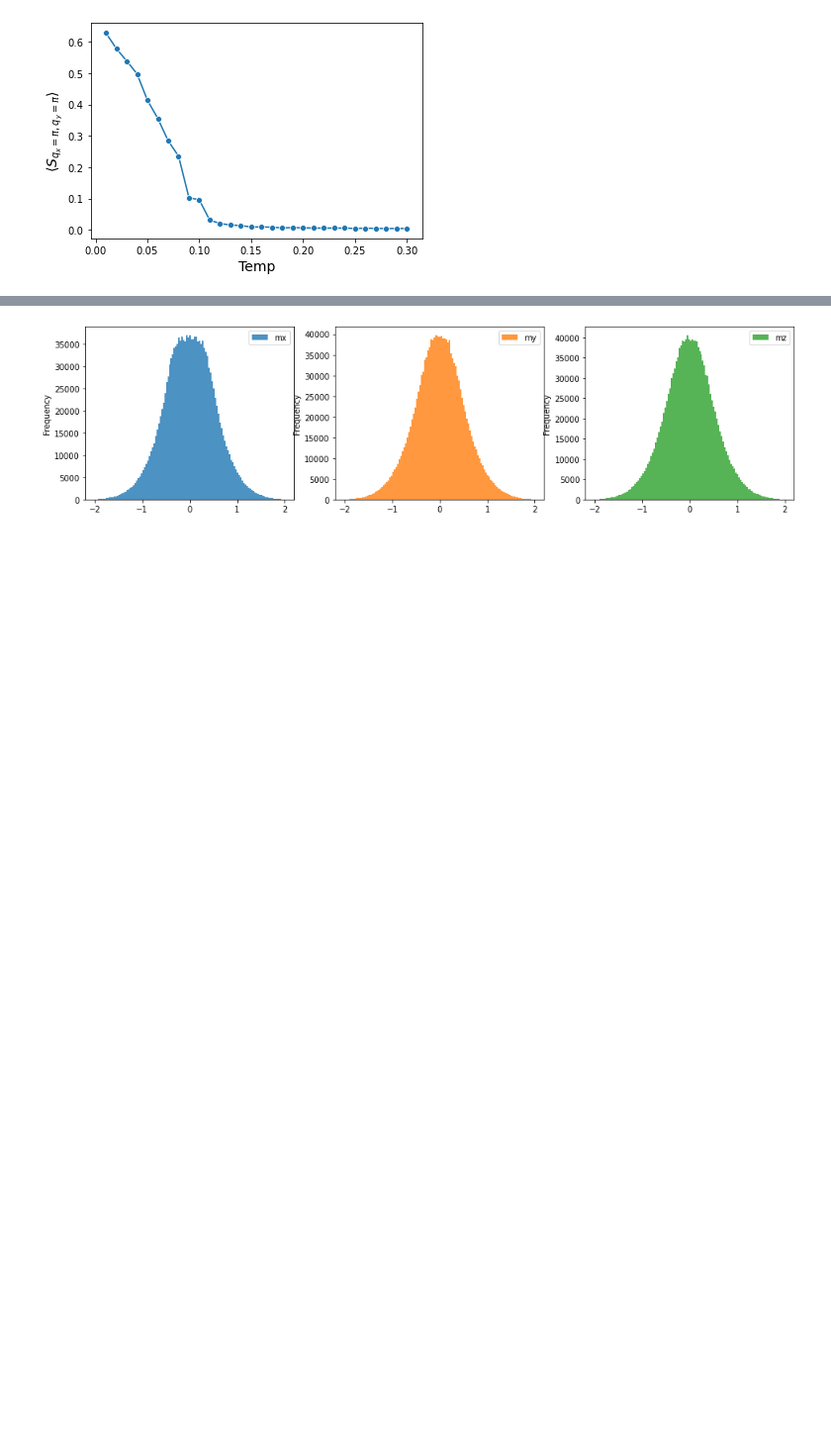
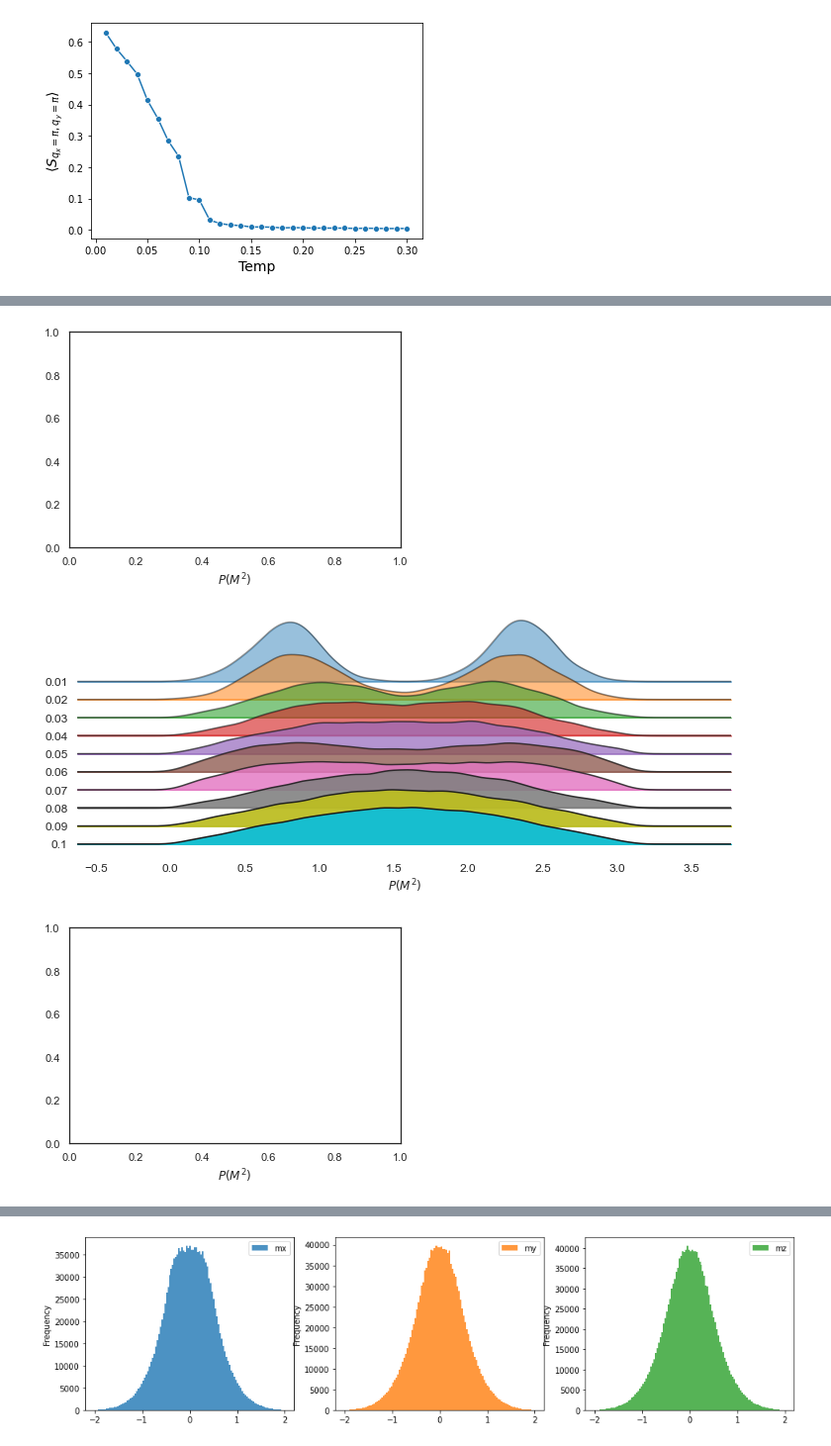
Before and after one commit to Shashi1a/tca_ptca, a Jupyter notebook: spinspincorr.ipynb, the cells around one changed output, grey strips where cells are left out. Shown at 99% size. Saved outputs shown, nothing was run; the diff lists cells and outputs as text; code cells hidden in the pictures; blank space fills up the shorter version.

```diff
--- a/spinspincorr.ipynb
+++ b/spinspincorr.ipynb
@@ -504,0 +513,19 @@ strfc_df
+# %%
+from joypy import joyplot
+from matplotlib import cm
+#joyplot(data=df_m[df_m.temp<=0.1],by='temp',column="m",colormap=cm.tab20,fade=True,figsize=(10,4))
+plt.xlabel(r'$P( M^{2})$')
+plt.show()
+
+joyplot(data=df_m[df_m.temp<=0.1],by='temp',column="theta",colormap=cm.tab20,fade=True,figsize=(10,4))
+plt.xlabel(r'$P( M^{2})$')
+plt.show()
+
+
+#joyplot(data=df_m[df_m.temp<=0.1],by='temp',column="phi",colormap=cm.tab20,fade=True,figsize=(10,4))
+plt.xlabel(r'$P( M^{2})$')
+plt.show()
+# %% [output]
+[figure, added]
+[figure, added]
+[figure, added]
```
Also changed, not shown: parts of 4 cells of this notebook.
